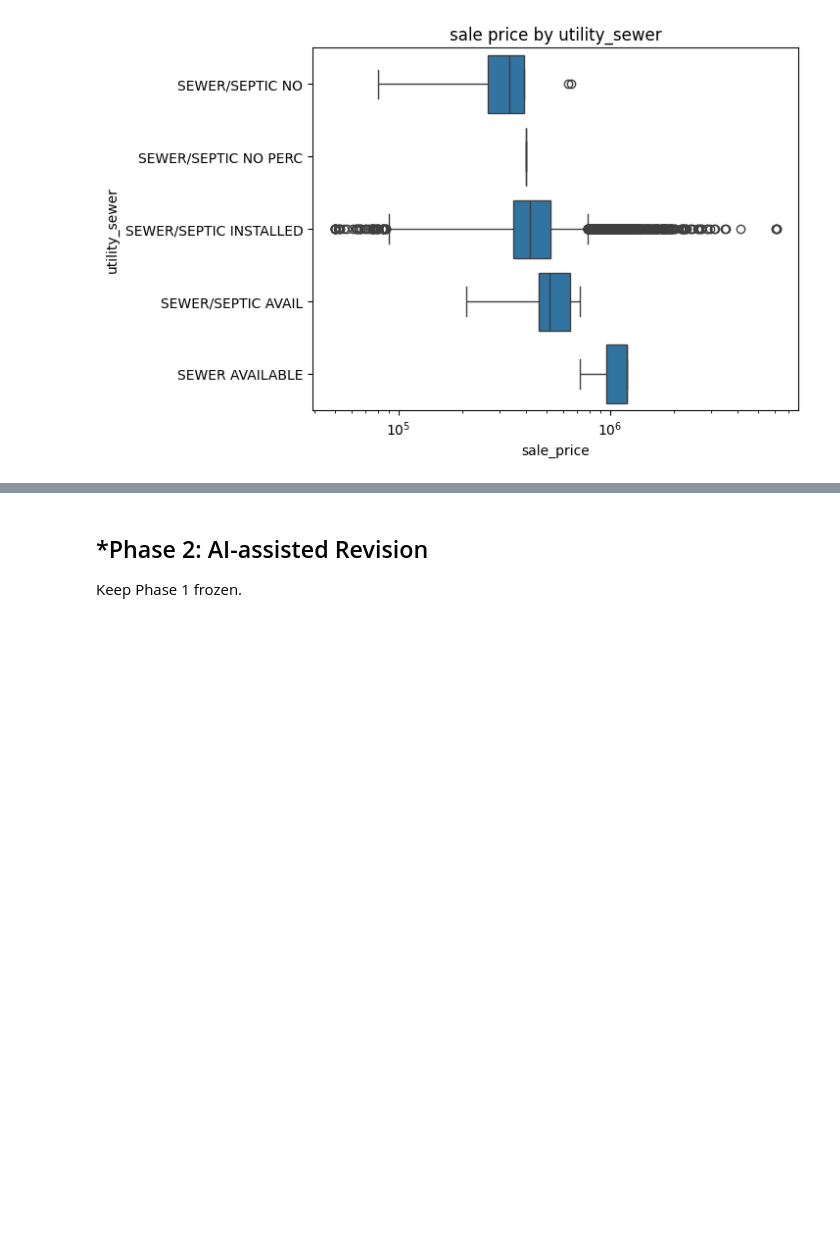
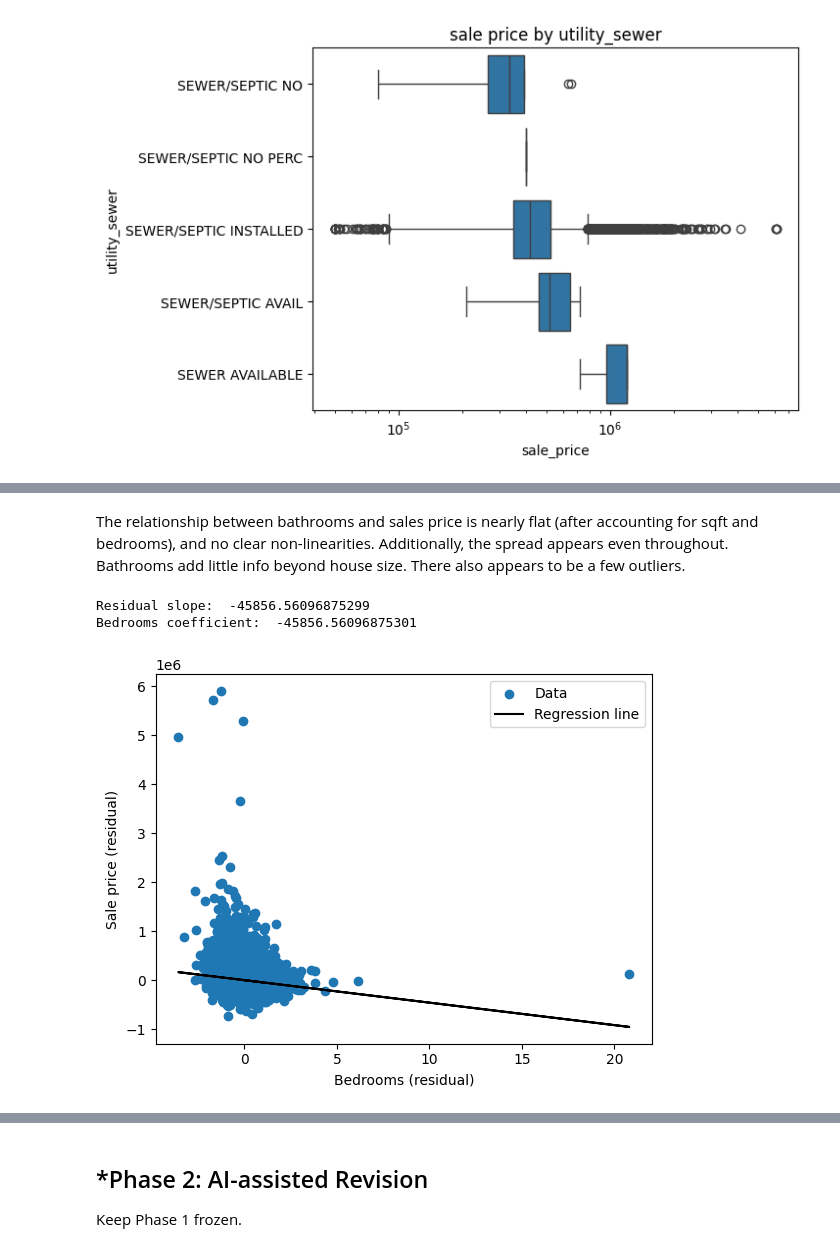
Before and after one commit to ja2faded/L02-hedonic-pricing, a Jupyter notebook: notebook.ipynb, the cells around one changed output, grey strips where cells are left out. Cells and saved outputs as stored; diff of their text form; code cells hidden in the pictures; blank space fills up the shorter version.

```diff
--- a/notebook.ipynb
+++ b/notebook.ipynb
@@ -236,0 +362,23 @@ X.head().T
+# %% [markdown]
+The relationship between bathrooms and sales price is nearly flat (after accounting for sqft and bedrooms), and no clear non-linearities. Additionally, the spread appears even throughout. Bathrooms add little info beyond house size. There also appears to be a few outliers.
+# %%
+beds = X_train['bedrooms']
+price = y_train
+
+r_price = price - LinearRegression().fit(X_train[['house_square_feet', 'bathrooms']], price).predict(X_train[['house_square_feet', 'bathrooms']])
+r_beds = beds - LinearRegression().fit(X_train[['house_square_feet', 'bathrooms']], beds).predict(X_train[['house_square_feet', 'bathrooms']])
+
+partial_fit = slr(r_beds, r_price)
+print('Residual slope: ', partial_fit['b1'])
+print('Bedrooms coefficient: ', fit_2.coef_[2])
+
+plt.scatter(r_beds, r_price, label = "Data")
+plt.plot(r_beds, partial_fit['y_hat'], color = 'black', label = "Regression line")
+plt.xlabel("Bedrooms (residual)")
+plt.ylabel("Sale price (residual)")
+plt.legend(loc = "upper right")
+plt.show()
+# %% [output]
+Residual slope:  -45856.56096875299
+Bedrooms coefficient:  -45856.56096875301
+[figure, added]
```
Also changed, not shown: parts of 9 cells of this notebook.
